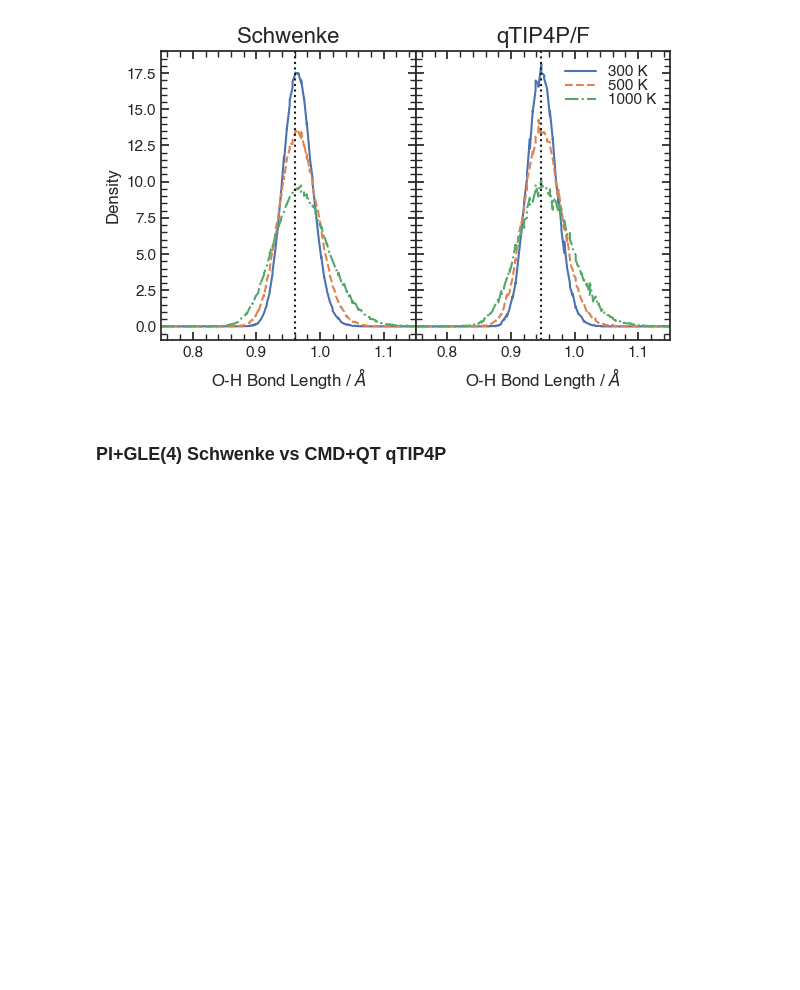
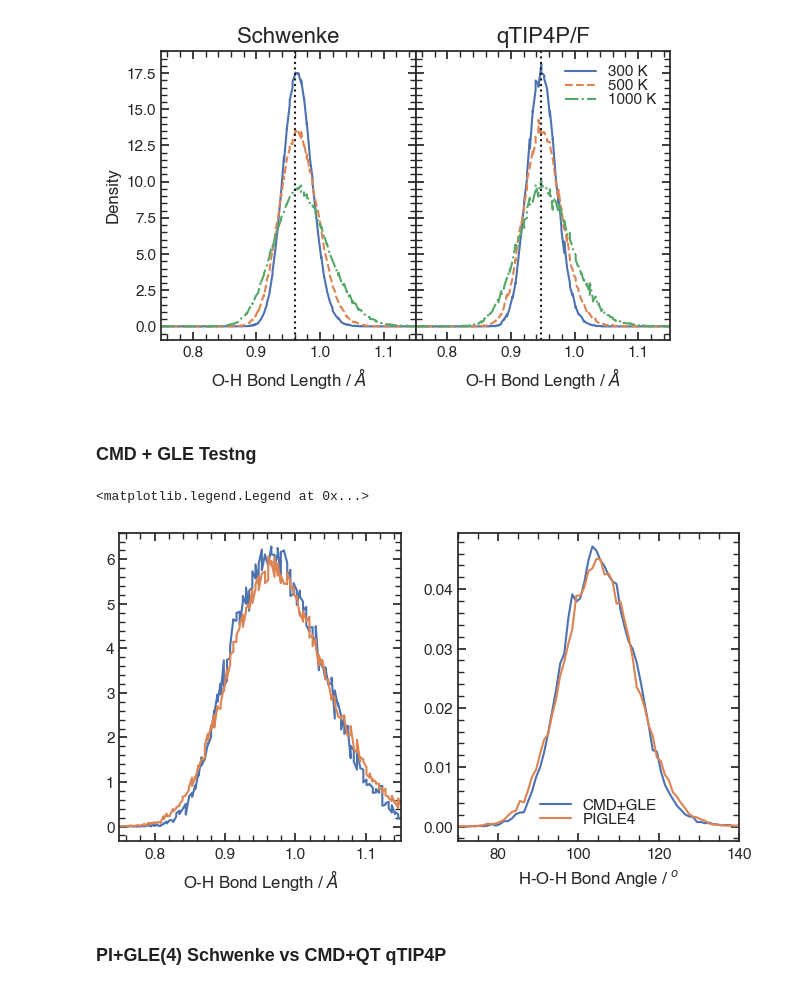
Before and after one commit to mbarnfield63/MSci_Project, a Jupyter notebook: ABIN/Schwenke_Distributions.ipynb, the cells around one changed output. Drawn from its saved outputs; the diff is of its cells as text; code cells hidden in the pictures; blank space fills up the shorter version.

Commit message:
Final Schwenke distributions analysis

```diff
--- a/ABIN/Schwenke_Distributions.ipynb
+++ b/ABIN/Schwenke_Distributions.ipynb
@@ -160,6 +160,24 @@ plt.tight_layout()
 plt.subplots_adjust(hspace=0, wspace=0)
 # %% [output]
 [figure]
+# %% [markdown]
+### CMD + GLE Testng
+# %%
+fig, axs = plt.subplots(1,2, figsize=(8,4))
+
+axs[0].plot(CMD_GLE_dist_300_Schwenke['rOH'], CMD_GLE_dist_300_Schwenke['Count'], label='CMD+GLE')
+axs[0].plot(PIGLE4_dist_300_Schwenke['rOH'], PIGLE4_dist_300_Schwenke['Count'], label='PIGLE4')
+axs[0].set_xlabel(r'O-H Bond Length / $\AA$')
+axs[0].set_xlim(0.75,1.15)
+
+axs[1].plot(CMD_GLE_ang_300_Schwenke['HOH'], CMD_GLE_ang_300_Schwenke['Count'], label='CMD+GLE')
+axs[1].plot(PIGLE4_ang_300_Schwenke['HOH'], PIGLE4_ang_300_Schwenke['Count'], label='PIGLE4')
+axs[1].set_xlabel(r'H-O-H Bond Angle / $^o$')
+axs[1].set_xlim(70,140)
+axs[1].legend()
+# %% [output]
+<matplotlib.legend.Legend at 0x...>
+[figure, added]
 # %% [markdown]
 ### PI+GLE(4) Schwenke vs CMD+QT qTIP4P
 # %%
```
Also changed, not shown: parts of 1 cell of this notebook.
